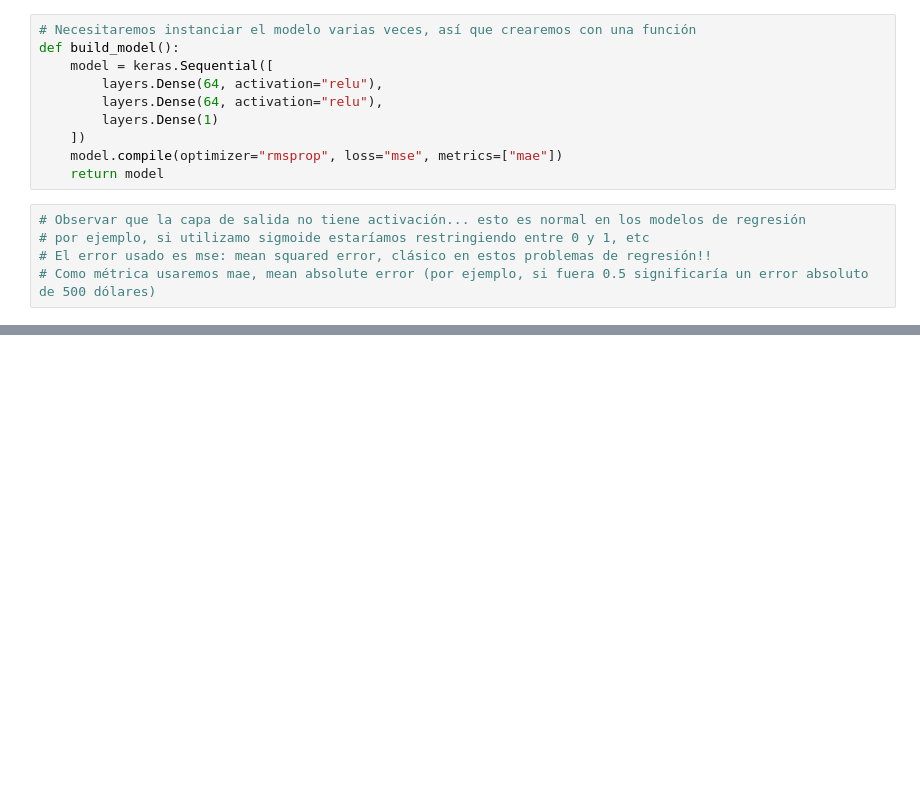
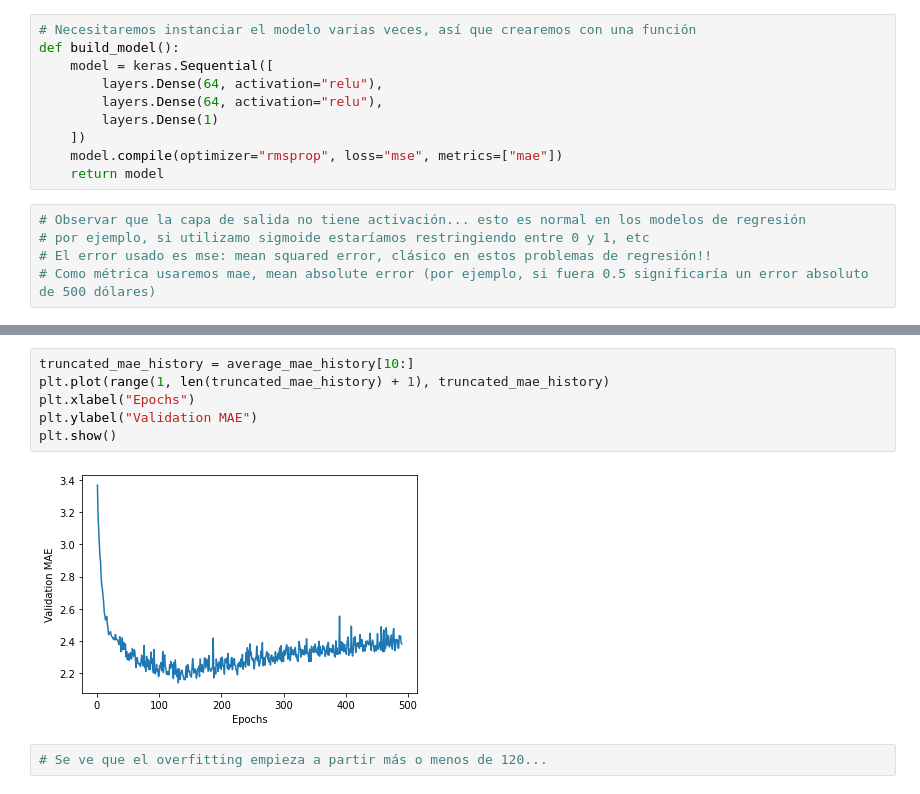
Before and after one commit to Miguel-Ojeda/Pycharm_Projects, a Jupyter notebook: Deep_Learning/Deep Learning with Python/ch 04/03 houses prices (regression).ipynb, the cells around one changed output, grey strips where cells are left out. Drawn from its saved outputs; the diff is of its cells as text; blank space fills up the shorter version.

```diff
--- a/Deep_Learning/Deep Learning with Python/ch 04/03 houses prices (regression).ipynb
+++ b/Deep_Learning/Deep Learning with Python/ch 04/03 houses prices (regression).ipynb
@@ -59,0 +145,10 @@ def build_model():
+# %%
+truncated_mae_history = average_mae_history[10:]
+plt.plot(range(1, len(truncated_mae_history) + 1), truncated_mae_history)
+plt.xlabel("Epochs")
+plt.ylabel("Validation MAE")
+plt.show()
+# %% [output]
+[figure, added]
+# %%
+# Se ve que el overfitting empieza a partir más o menos de 120...
```
Also changed, not shown: parts of 11 cells of this notebook, 1 other file.
